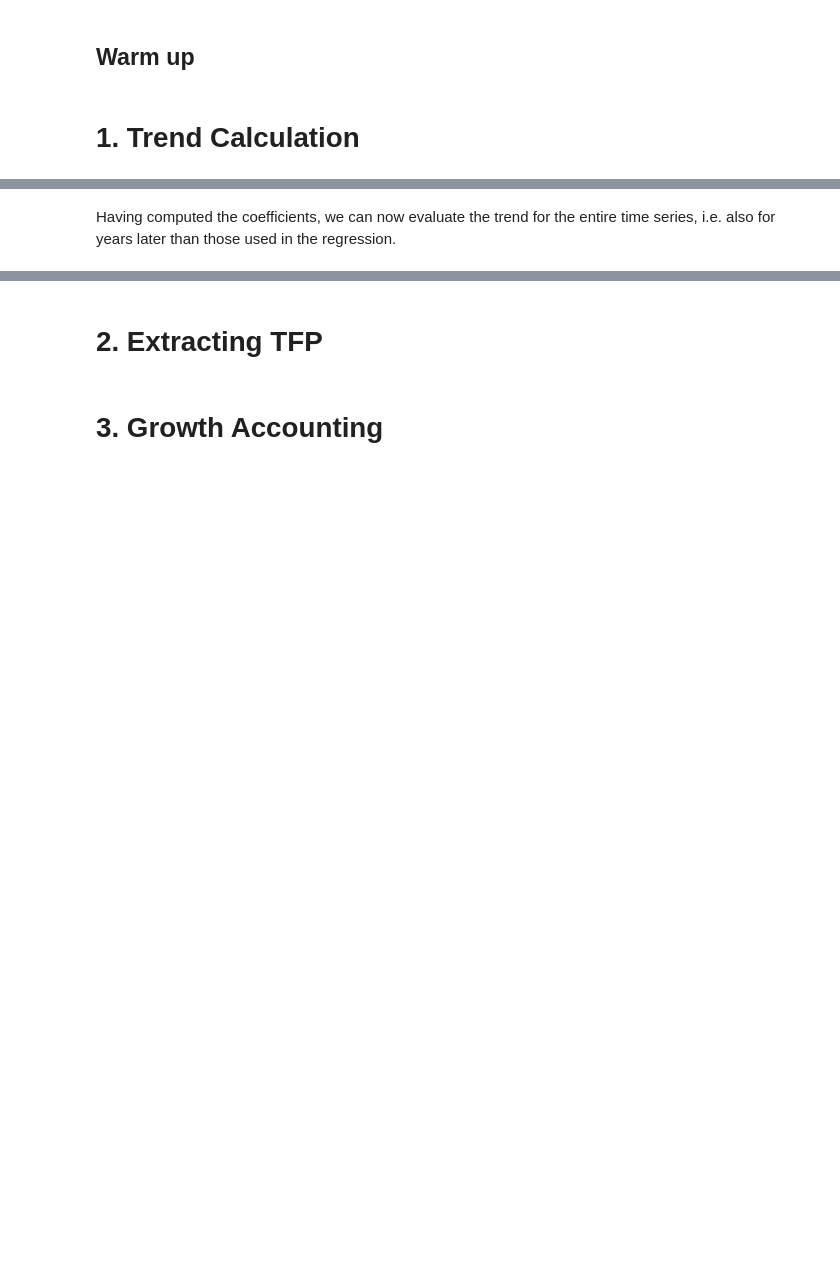
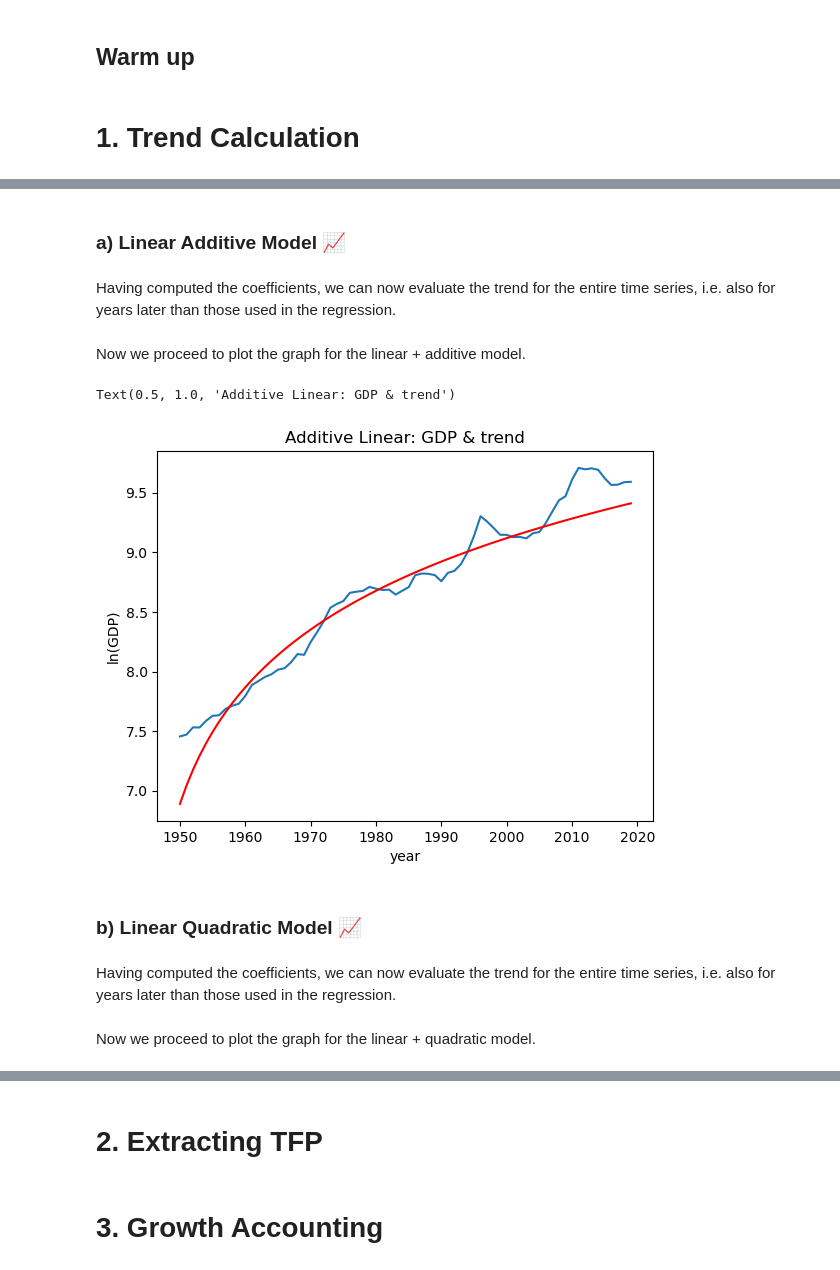
Before and after one commit to Jessie-Fung/ec2b1-brazil, a Jupyter notebook: code/code.ipynb, the cells around one changed output, grey strips where cells are left out. Saved outputs shown, nothing was run; the diff lists cells and outputs as text; code cells hidden in the pictures; blank space fills up the shorter version.

```diff
--- a/code/code.ipynb
+++ b/code/code.ipynb
@@ -58 +45,3 @@ In terms of presenting the results, it is important that you present them in a w
+# %% [markdown]
+### a) Linear Additive Model 📈
 # %%
@@ -81,3 +69,23 @@ for t in range(T_all):
 
 # Let us convert into log-units
 yhat_add_lin = np.log(Yhat_add_lin)
+# %% [markdown]
+Now we proceed to plot the graph for the linear + additive model.
+# %%
+plt.figure()
+#one could add options such as a particular size and use instead
+#plt.figure(figsize=(7, 5))
+plt.plot(data['year'],np.log(data['rgdpe_pc']))
+plt.plot(data['year'],yhat_add_lin, color = 'red')
+
+#labels
+plt.xlabel("year")
+plt.ylabel("ln(GDP)")
+
+#title
+plt.title("Additive Linear: GDP & trend")
+# %% [output]
+Text(0.5, 1.0, 'Additive Linear: GDP & trend')
+[figure, added]
+# %% [markdown]
+### b) Linear Quadratic Model 📈
@@ -83,0 +106,3 @@ yhat_add_lin = np.log(Yhat_add_lin)
+# %% [markdown]
+Having computed the coefficients, we can now evaluate the trend for the entire time series, i.e.
+also for years later than those used in the regression.
@@ -84,2 +119,4 @@ yhat_add_lin = np.log(Yhat_add_lin)
+# %% [markdown]
+Now we proceed to plot the graph for the linear + quadratic model.
 # %%
 lw = 4
```
Also changed, not shown: parts of 20 cells of this notebook.
